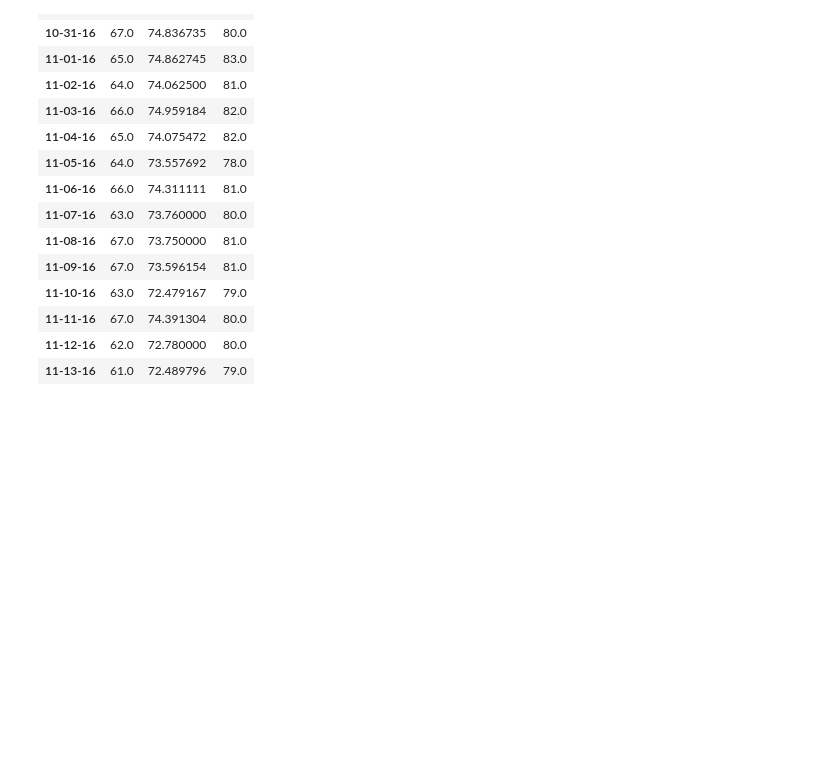
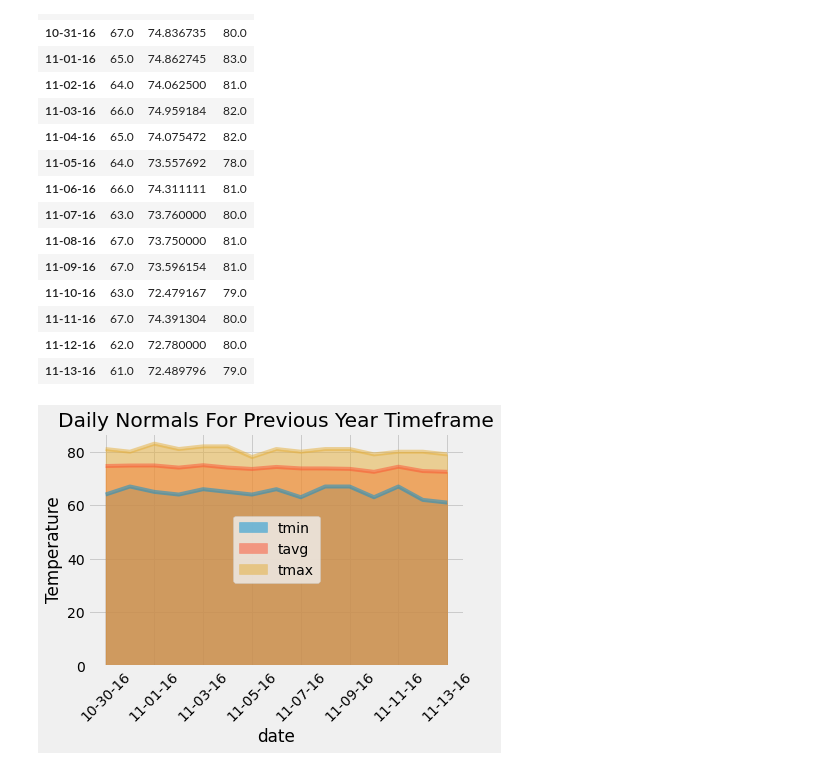
Before and after one commit to lmodenbach/sqlalchemy-challenge, a Jupyter notebook: HIclimate.ipynb, the cells around one changed output. Drawn from its saved outputs; the diff is of its cells as text; code cells hidden in the pictures; blank space fills up the shorter version.

Commit message:
finished daily rainfall average

```diff
--- a/HIclimate.ipynb
+++ b/HIclimate.ipynb
@@ -299,9 +299,11 @@ daily_normals("01-01")
 # Loop through the list of %m-%d strings and calculate the normals for each date
 # push each tuple of calculations into a list called `normals`
 
+trip_duration = end - start
+
 normals = []
 trip_dates = []
-for day in range(15):
+for day in range((trip_duration.days) + 1):
     date = start + dt.timedelta(days=day)
     trip_dates.append(date.strftime('%m-%d-%y'))
     formatted_date = date.strftime('%m-%d')
@@ -318,7 +320,7 @@ tmin = []
 tavg = []
 tmax = []
 
-for day in range(15):
+for day in range((trip_duration.days) + 1):
     tmin.append(normals[day][0][0])
     tavg.append(normals[day][0][1])
     tmax.append(normals[day][0][2])
@@ -355,0 +356,11 @@ normals_df
+# %%
+# Plot the daily normals as an area plot with `stacked=False`
+
+normals_df.plot.area(stacked=False, rot=45)
+plt.legend(loc='center')
+plt.ylabel('Temperature')
+plt.title('Daily Normals For Previous Year Timeframe')
+plt.savefig('Output/DailyNormals.png', bbox_inches='tight')
+plt.show()
+# %% [output]
+[figure, added]
```
Also changed, not shown: parts of 1 cell of this notebook, 1 other file.
